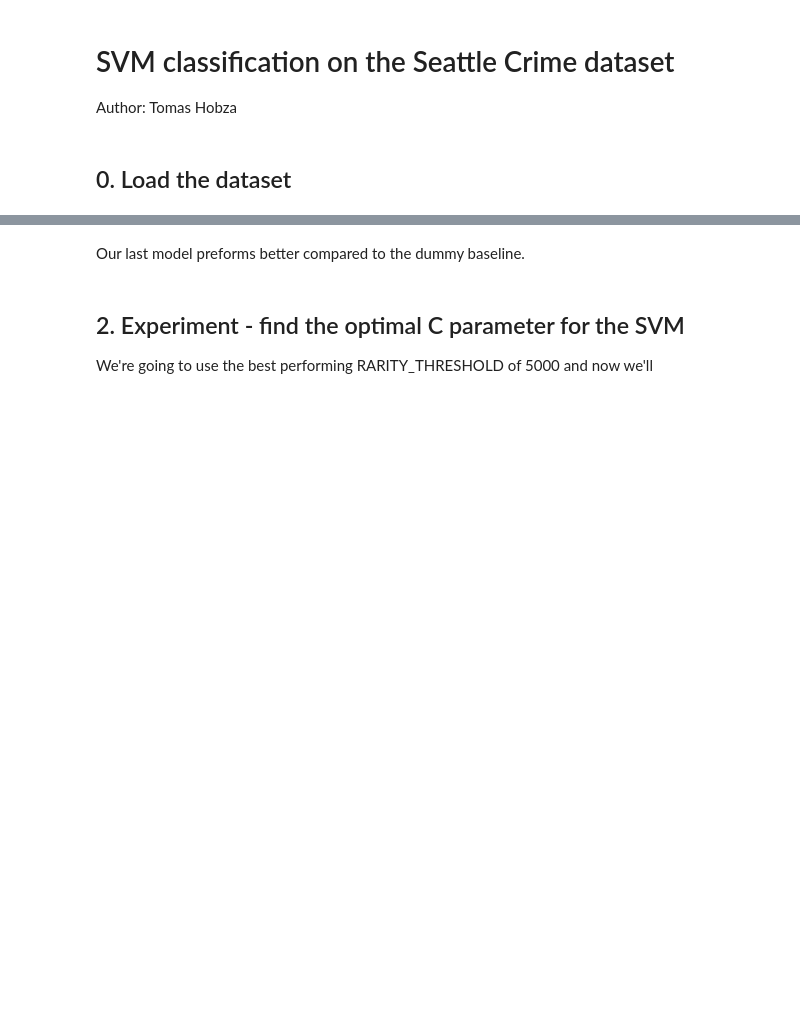
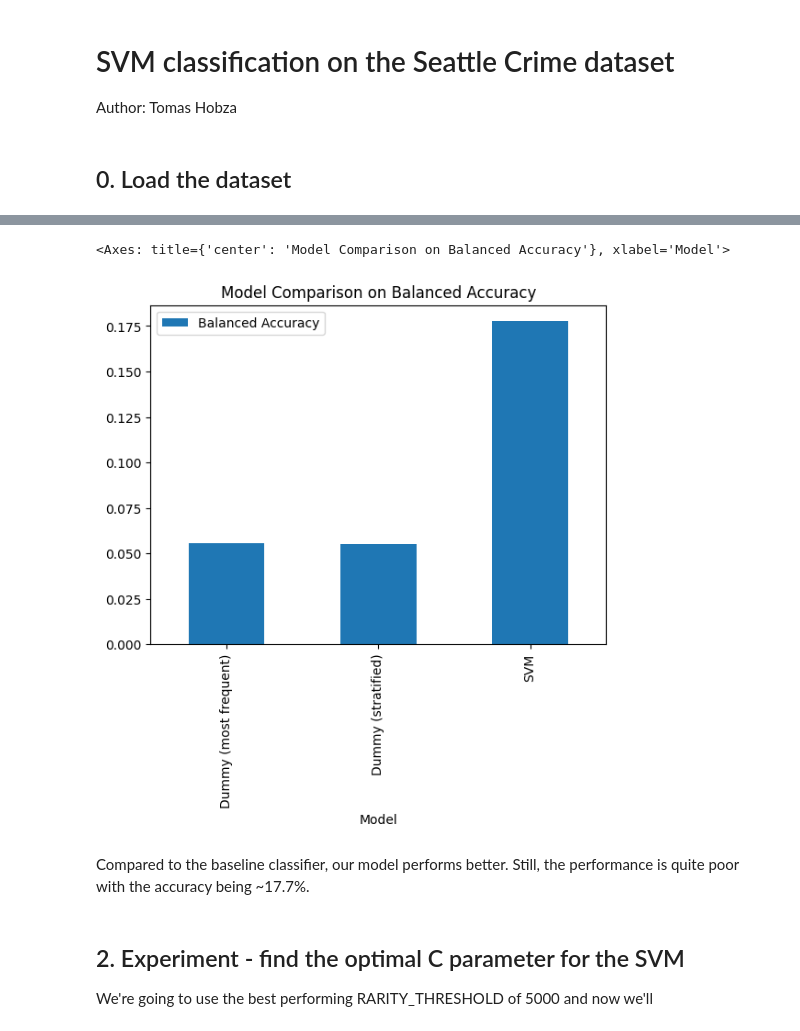
Before and after one commit to tomashobza/tuw_ml_seattle_crime, a Jupyter notebook: svm.ipynb, the cells around one changed output, grey strips where cells are left out. Drawn from its saved outputs; the diff is of its cells as text; code cells hidden in the pictures; blank space fills up the shorter version.

Commit message:
add: better structure

```diff
--- a/svm.ipynb
+++ b/svm.ipynb
@@ -200,4 +245,12 @@ Let's do a sanity check with a baseline classifier that classifies everything as
 # %%
+X_train, X_test, y_train, y_test = preprocess_crime(df, RARITY_THRESHOLD=threshold)
+X_train_sample, _, y_train_sample, _ = train_test_split(
+            X_train, y_train,
+            train_size=SAMPLE_SIZE,
+            stratify=y_train,  # ← This preserves class distribution!
+            random_state=42
+        )
+
 from sklearn.dummy import DummyClassifier
 
 # What accuracy would we get by always predicting most common class?
@@ -206,7 +259,15 @@ dummy.fit(X_train_sample, y_train_sample)
 y_pred_dummy = dummy.predict(X_test)
 dummy_acc = balanced_accuracy_score(y_test, y_pred_dummy)
 
+# What accuracy would we get by random guessing according to class distribution?
+dummy2 = DummyClassifier(strategy='stratified')
+dummy2.fit(X_train_sample, y_train_sample)
+y_pred_dummy2 = dummy2.predict(X_test)
+dummy2_acc = balanced_accuracy_score(y_test, y_pred_dummy2)
+
 print(f"Dummy classifier (always predict most common): {dummy_acc:.4f}")
+print(f"Dummy classifier (stratified): {dummy2_acc:.4f}")
 print(f"Your SVM: {acc:.4f}")
 print(f"Improvement over baseline: {acc - dummy_acc:.4f}")
+print(f"Improvement over stratified baseline: {acc - dummy2_acc:.4f}")
 # %% [output]
@@ -216,2 +290,0 @@ Improvement over baseline: 0.1229
-# %% [markdown]
-Our last model preforms better compared to the dummy baseline.
@@ -221,3 +291,15 @@ BEST_THRESHOLD = 5000
+# %%
+# plot the accuracies
+results_df = pd.DataFrame({
+    'Model': ['Dummy (most frequent)', 'Dummy (stratified)', 'SVM'],
+    'Balanced Accuracy': [dummy_acc, dummy2_acc, acc]
+})
+results_df.plot.bar(x='Model', y='Balanced Accuracy', title='Model Comparison on Balanced Accuracy')
+# %% [output]
+<Axes: title={'center': 'Model Comparison on Balanced Accuracy'}, xlabel='Model'>
+[figure, added]
+# %% [markdown]
+Compared to the baseline classifier, our model performs better. Still, the performance is quite poor with the accuracy being ~17.7%.
 # %% [markdown]
 ## 2. Experiment - find the optimal C parameter for the SVM
 
```
Also changed, not shown: parts of 21 cells of this notebook.
